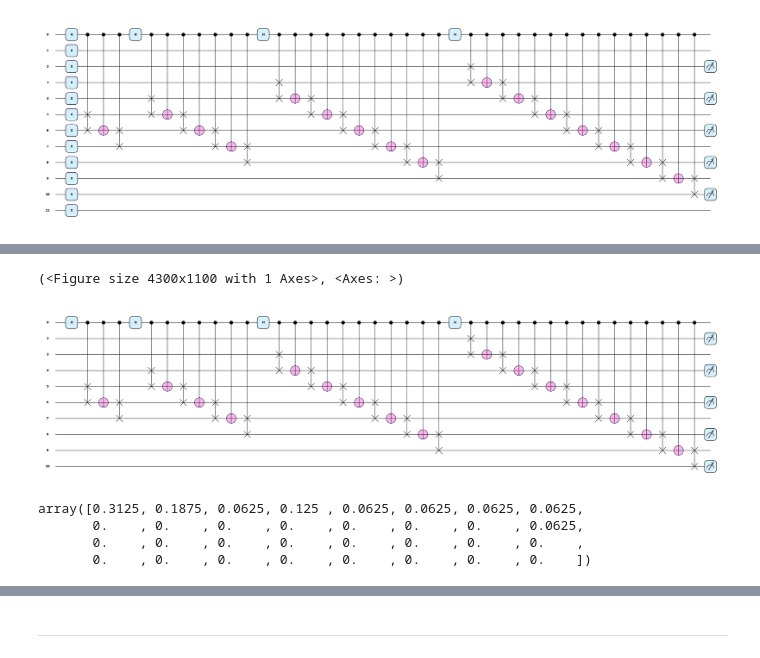
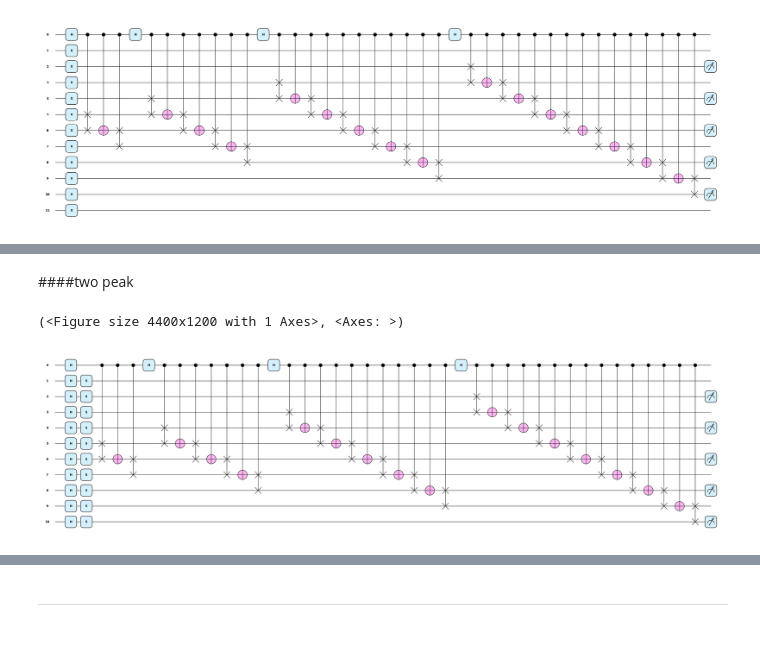
Before and after one commit to MohamedHSallam/Galton-Box-QC-, a Jupyter notebook: Wiser_project.ipynb, the cells around one changed output, grey strips where cells are left out. Drawn from its saved outputs; the diff is of its cells as text; code cells hidden in the pictures.

```diff
--- a/Wiser_project.ipynb
+++ b/Wiser_project.ipynb
@@ -1289,10 +1288,0 @@ array([0.    , 0.    , 0.    , 0.    , 0.    , 0.    , 0.    , 0.    ,
-# %%
-nums_of_measurements = n+2
-repeataion=[]
-for j in range(nums_of_measurements):
-  repeataion.append(0)
-
-for i in range(len(circuit2())):
-    binary = format(i, f'0{nums_of_measurements}b')
-    count_ones = binary.count('1')
-    repeataion[count_ones]+=1
@@ -1350,35 +1367,30 @@ plt.show()
+# %% [markdown]
+####two peak
 # %%
-dev = qml.device ("default.qubit", wires = 2*n+3)#, shots=1024)
-
-@qml.qnode(dev)
-
-def circuit2():
+def circuit2_m():
   mid=n+2
-  # qml.X(wires=[mid])
-  # for i in range(1,2*n+3):
-  #   qml.X(wires=[i])
-  for i in range(n):
-    qml.Hadamard(0)
-    for j in range(-i,i+1):
-      qml.CSWAP((0,mid+j,mid+j-1))
-      qml.CNOT(wires=[0,mid+j])
-      if j==i:
-         qml.CSWAP((0,mid+j,mid+j+1))
+  for i in range(1,2*n+3):
+    qml.Hadamard(wires=[i])
+    qml.S(wires=[i])
+  for k in range(n):
+    for i in range(n):
+      qml.Hadamard(0)
+      for j in range(-i,i+1):
+        qml.CSWAP((0,mid+j,mid+j-1))
+        qml.CNOT(wires=[0,mid+j])
+        if j==i:
+          qml.CSWAP((0,mid+j,mid+j+1))
 
   result=()
   for i in range (2,2*n+3,2):
     result+=(i,)
 
   return qml.probs(result)
+
+circuit2_m=qml.QNode(circuit2_m,g_dev_E_Ideal)
+circuit2_m_N=qml.QNode(circuit2_m,g_dev_E_Noisy)
 # %%
-qml.draw_mpl(circuit2,style="pennylane")()
+qml.draw_mpl(circuit2_m,style="pennylane")()
 # %% [output]
-(<Figure size 4300x1100 with 1 Axes>, <Axes: >)
+(<Figure size 4400x1200 with 1 Axes>, <Axes: >)
-[figure, old version]
+[figure, new version]
-# %%
-circuit2()
-# %% [output]
-array([0.3125, 0.1875, 0.0625, 0.125 , 0.0625, 0.0625, 0.0625, 0.0625,
-       0.    , 0.    , 0.    , 0.    , 0.    , 0.    , 0.    , 0.0625,
-       0.    , 0.    , 0.    , 0.    , 0.    , 0.    , 0.    , 0.    ,
-       0.    , 0.    , 0.    , 0.    , 0.    , 0.    , 0.    , 0.    ])
```
Also changed, not shown: parts of 40 cells of this notebook.
